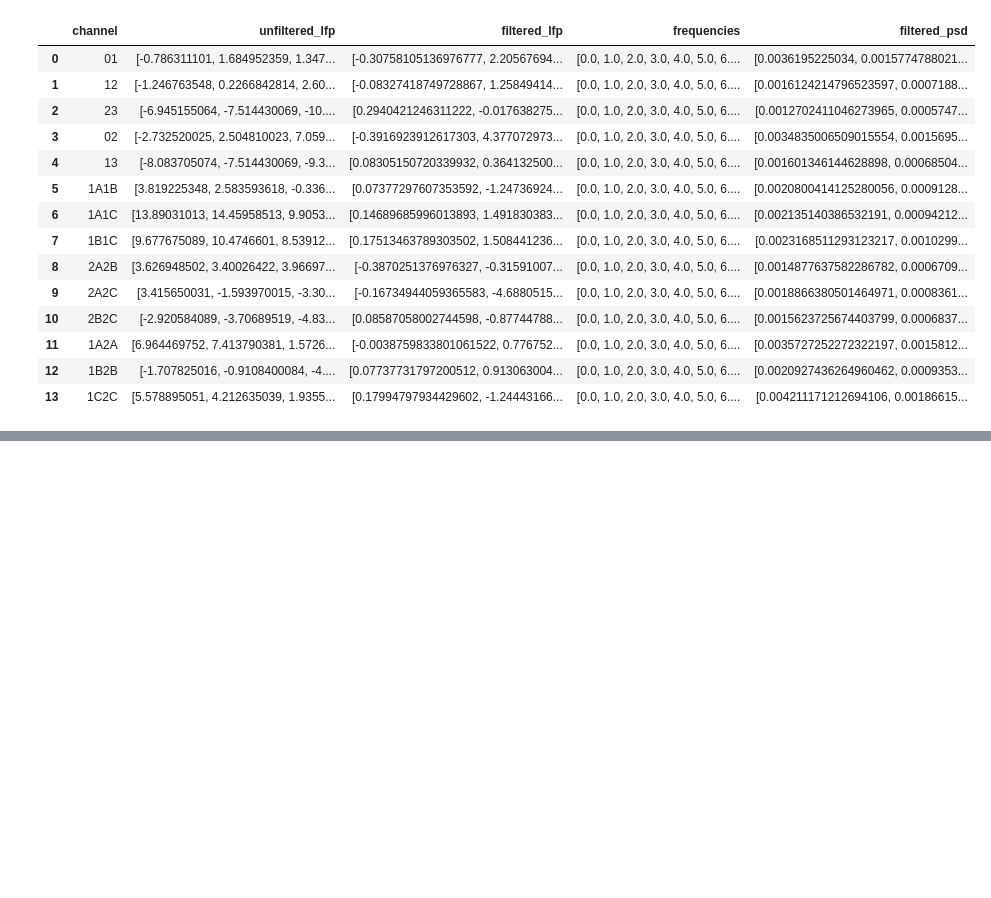
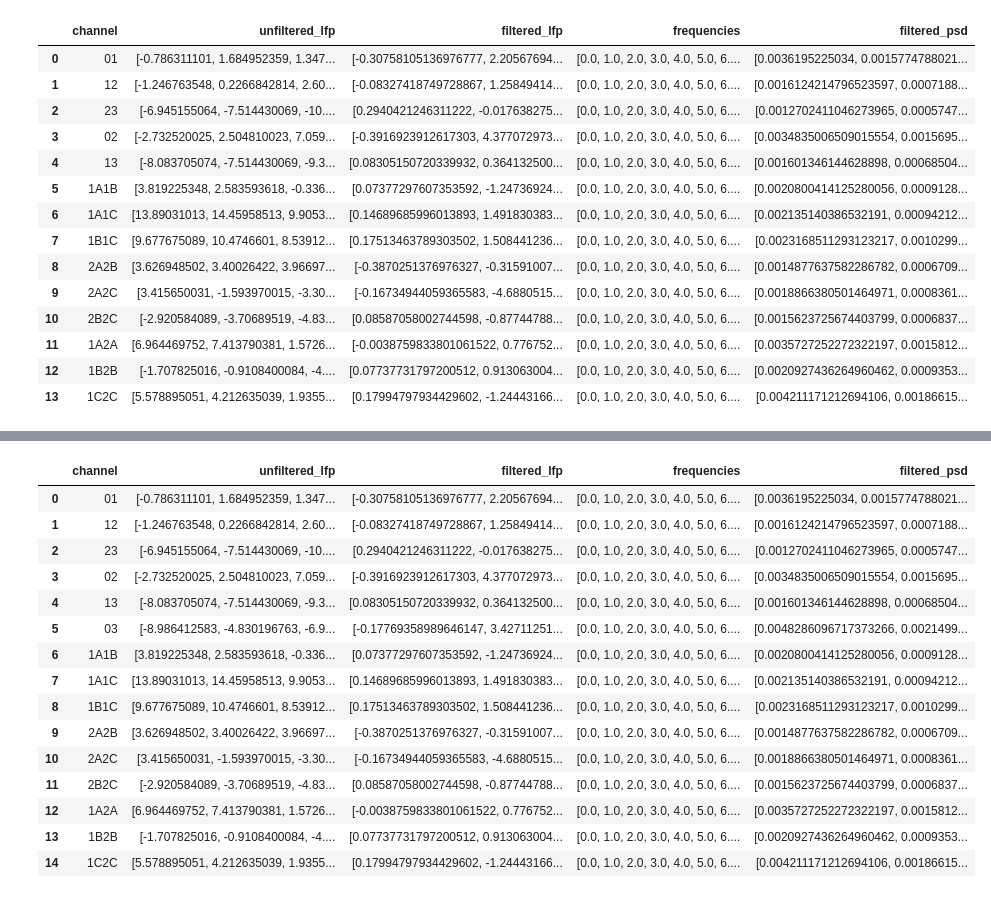
Before and after one commit to richardkoehler/Beta_profile, a Jupyter notebook: notebooks/1_beta_preprocessing.ipynb, the cells around one changed output, grey strips where cells are left out. Saved outputs shown, nothing was run; the diff lists cells and outputs as text; code cells hidden in the pictures; blank space fills up the shorter version.

```diff
--- a/notebooks/1_beta_preprocessing.ipynb
+++ b/notebooks/1_beta_preprocessing.ipynb
@@ -303,0 +310,21 @@ beta_profile[1]
+# %%
+# band-pass filtered 5-95 Hz
+# fourier transform: 1Hz resolution, 1 sec window length
+HEMISPHERES = ["Right", "Left"]
+FREQ_BANDS = ["beta", "high_beta", "low_beta"]
+
+sub_list = ["030",]
+
+for sub in sub_list:
+
+    for hem in HEMISPHERES:
+
+        data = io.save_tfr_and_psd_to_pickle(
+            sub=sub,
+            session="fu3m",
+            condition="m0s0",
+            hemisphere=hem
+        )
+
+# 3mfu: "017", "019", "021", "024", "025", "029", "030", "031", "032", "033", "033", "040", "041", "045", "050", "059", "060", "061", "062", "063", "065", "066"
+# 12mfu: "021", "028", "036", "047", "048", "049", "052", "055",
@@ -303,0 +349,19 @@ beta_profile[1]
+# %%
+data[1]
+# %% [output]
+|  | channel | unfiltered_lfp | filtered_lfp | frequencies | filtered_psd |
+| 0 | 01 | [-0.786311101, 1.684952359, 1.347... | [-0.30758105136976777, 2.20567694... | [0.0, 1.0, 2.0, 3.0, 4.0, 5.0, 6.... | [0.0036195225034, 0.0015774788021... |
+| 1 | 12 | [-1.246763548, 0.2266842814, 2.60... | [-0.08327418749728867, 1.25849414... | [0.0, 1.0, 2.0, 3.0, 4.0, 5.0, 6.... | [0.0016124214796523597, 0.0007188... |
+| 2 | 23 | [-6.945155064, -7.514430069, -10.... | [0.2940421246311222, -0.017638275... | [0.0, 1.0, 2.0, 3.0, 4.0, 5.0, 6.... | [0.0012702411046273965, 0.0005747... |
+| 3 | 02 | [-2.732520025, 2.504810023, 7.059... | [-0.3916923912617303, 4.377072973... | [0.0, 1.0, 2.0, 3.0, 4.0, 5.0, 6.... | [0.0034835006509015554, 0.0015695... |
+| 4 | 13 | [-8.083705074, -7.514430069, -9.3... | [0.08305150720339932, 0.364132500... | [0.0, 1.0, 2.0, 3.0, 4.0, 5.0, 6.... | [0.001601346144628898, 0.00068504... |
+| 5 | 03 | [-8.986412583, -4.830196763, -6.9... | [-0.17769358989646147, 3.42711251... | [0.0, 1.0, 2.0, 3.0, 4.0, 5.0, 6.... | [0.0048286096717373266, 0.0021499... |
+| 6 | 1A1B | [3.819225348, 2.583593618, -0.336... | [0.07377297607353592, -1.24736924... | [0.0, 1.0, 2.0, 3.0, 4.0, 5.0, 6.... | [0.0020800414125280056, 0.0009128... |
+| 7 | 1A1C | [13.89031013, 14.45958513, 9.9053... | [0.14689685996013893, 1.491830383... | [0.0, 1.0, 2.0, 3.0, 4.0, 5.0, 6.... | [0.002135140386532191, 0.00094212... |
+| 8 | 1B1C | [9.677675089, 10.4746601, 8.53912... | [0.17513463789303502, 1.508441236... | [0.0, 1.0, 2.0, 3.0, 4.0, 5.0, 6.... | [0.0023168511293123217, 0.0010299... |
+| 9 | 2A2B | [3.626948502, 3.40026422, 3.96697... | [-0.3870251376976327, -0.31591007... | [0.0, 1.0, 2.0, 3.0, 4.0, 5.0, 6.... | [0.0014877637582286782, 0.0006709... |
+| 10 | 2A2C | [3.415650031, -1.593970015, -3.30... | [-0.16734944059365583, -4.6880515... | [0.0, 1.0, 2.0, 3.0, 4.0, 5.0, 6.... | [0.0018866380501464971, 0.0008361... |
+| 11 | 2B2C | [-2.920584089, -3.70689519, -4.83... | [0.08587058002744598, -0.87744788... | [0.0, 1.0, 2.0, 3.0, 4.0, 5.0, 6.... | [0.0015623725674403799, 0.0006837... |
+| 12 | 1A2A | [6.964469752, 7.413790381, 1.5726... | [-0.0038759833801061522, 0.776752... | [0.0, 1.0, 2.0, 3.0, 4.0, 5.0, 6.... | [0.0035727252272322197, 0.0015812... |
+| 13 | 1B2B | [-1.707825016, -0.9108400084, -4.... | [0.07737731797200512, 0.913063004... | [0.0, 1.0, 2.0, 3.0, 4.0, 5.0, 6.... | [0.0020927436264960462, 0.0009353... |
+| 14 | 1C2C | [5.578895051, 4.212635039, 1.9355... | [0.17994797934429602, -1.24443166... | [0.0, 1.0, 2.0, 3.0, 4.0, 5.0, 6.... | [0.004211171212694106, 0.00186615... |
```
Also changed, not shown: parts of 4 cells of this notebook, 4 other files.
